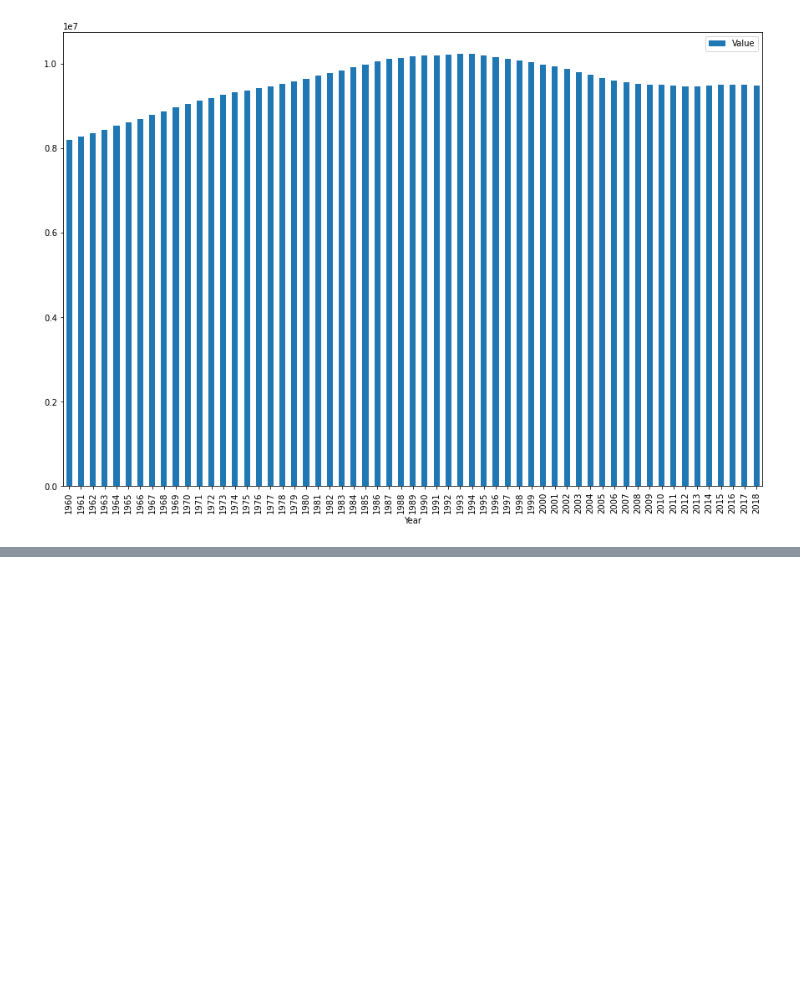
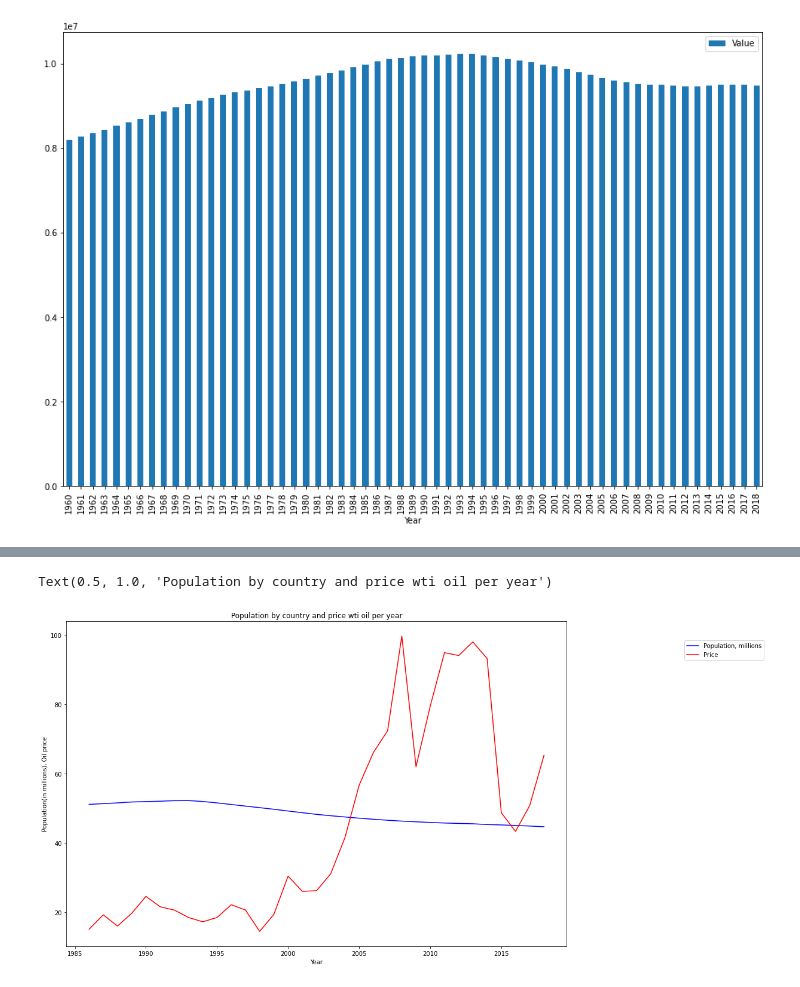
Before and after one commit to igormarchenko/ssu_2023_pbd, a Jupyter notebook: labs/lab1/lab1.ipynb, the cells around one changed output, grey strips where cells are left out. Cells and saved outputs as stored; diff of their text form; code cells hidden in the pictures; blank space fills up the shorter version.

Commit message:
Added correlation between population and oil prices for Ukraine

```diff
--- a/labs/lab1/lab1.ipynb
+++ b/labs/lab1/lab1.ipynb
@@ -9,2 +12,4 @@ with ZipFile('../../datasets/population.zip', 'r') as zip_ref:
 # %%
 population = pd.read_csv('data/population-master/data/population.csv')
+wti_year = pd.read_csv('data/oil-prices-master/data/wti-year.csv')
+brent_year = pd.read_csv('data/oil-prices-master/data/brent-year.csv')
@@ -10,0 +44,3 @@ population = pd.read_csv('data/population-master/data/population.csv')
+# %%
+wti_year["Year"] = pd.DatetimeIndex(wti_year["Date"]).year
+wti_year.head()
@@ -17,4 +60,7 @@ population.head()
 | 2 | Arab World | ARB | 1962 | 97334442 |
 | 3 | Arab World | ARB | 1963 | 100034179 |
 | 4 | Arab World | ARB | 1964 | 102832760 |
+# %%
+def extract_data_by_country(df, country):
+    return df[(df["Country Name"] == country)]
 # %%
@@ -101,3 +147,5 @@ belarus_population.plot(y='Value', x = 'Year', kind='bar', figsize=(15, 10))
 # %% [output]
 <AxesSubplot:xlabel='Year'>
 [figure]
+# %%
+population_and_wti = population.merge(wti_year, how= 'inner', on = 'Year')
@@ -103,0 +168,14 @@ belarus_population.plot(y='Value', x = 'Year', kind='bar', figsize=(15, 10))
+# %%
+data_for_ukraine = extract_data_by_country(population_and_wti, "Ukraine")
+plt.figure(figsize=(15, 10))
+
+plt.plot(data_for_ukraine['Year'], (data_for_ukraine['Value'] / 1000000), label="Population, millions", color='blue')
+plt.plot(data_for_ukraine['Year'], (data_for_ukraine['Price']), label="Price", color='red')
+
+plt.legend(loc="upper right", bbox_to_anchor=(1.4, 0.95))
+plt.xlabel("Year")
+plt.ylabel("Population(in millions), Oil price")
+plt.title("Population by country and price wti oil per year")
+# %% [output]
+Text(0.5, 1.0, 'Population by country and price wti oil per year')
+[figure, added]
```
Also changed, not shown: parts of 16 cells of this notebook.
